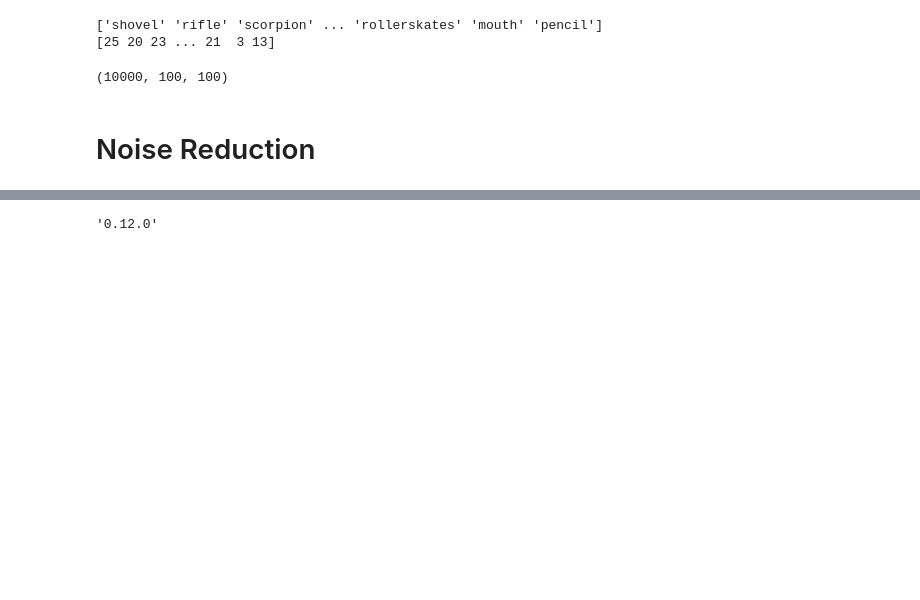
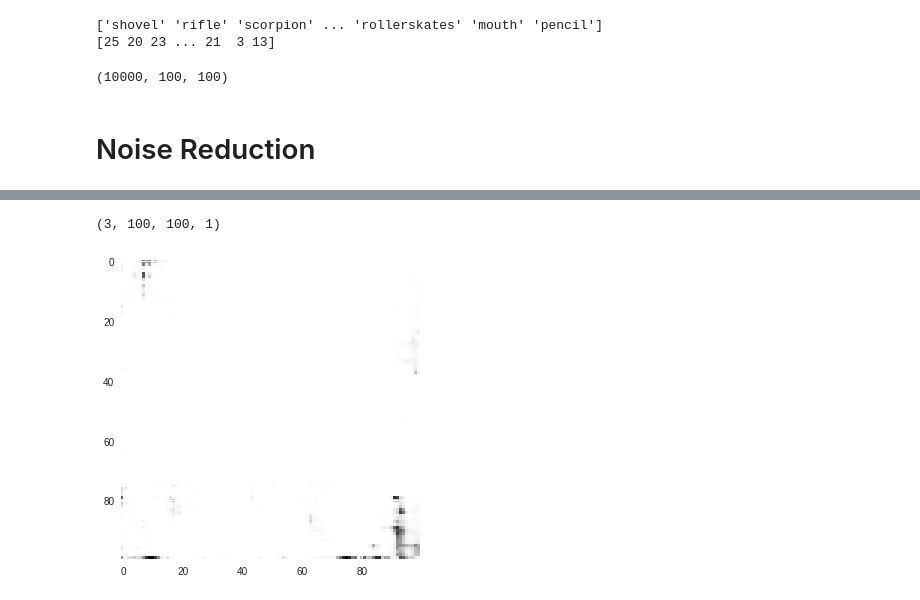
Before and after one commit to ohaanika/classify-doodles, a Jupyter notebook: final.ipynb, the cells around one changed output, grey strips where cells are left out. Drawn from its saved outputs; the diff is of its cells as text; code cells hidden in the pictures; blank space fills up the shorter version.

```diff
--- a/final.ipynb
+++ b/final.ipynb
@@ -115,0 +122,3 @@ plt.imshow(black_x[321], cmap='gray')
+# %%
+empty_temp = empty_x.reshape(-1,100,100,1)
+black_temp = black_x.reshape(-1,100,100,1)
@@ -116,7 +129,7 @@ plt.imshow(black_x[321], cmap='gray')
 # %%
 
 autoencoder = make_convolutional_autoencoder()
-autoencoder.fit(empty_x, black_x,
-                epochs=50,
-                batch_size=128)
+autoencoder.fit(empty_temp, black_temp,
+                epochs=8,
+                batch_size=322)
 # %% [output]
@@ -124,6 +153,13 @@ TypeError: sigmoid_cross_entropy_with_logits() got an unexpected keyword argumen
-# %%
-import tensorflow as tf
-
-tf.__version__
-# %% [output]
-'0.12.0'
+# %%
+temp_train = train_x[:3].reshape(-1,100,100,1)
+# %%
+temp_train.shape
+# %% [output]
+(3, 100, 100, 1)
+# %%
+train_x_decoded = autoencoder.predict(temp_train)
+# %%
+plt.imshow(train_x_decoded[2].reshape(100,100))
+plt.show()
+# %% [output]
+[figure, added]
```
Also changed, not shown: parts of 8 cells of this notebook.
